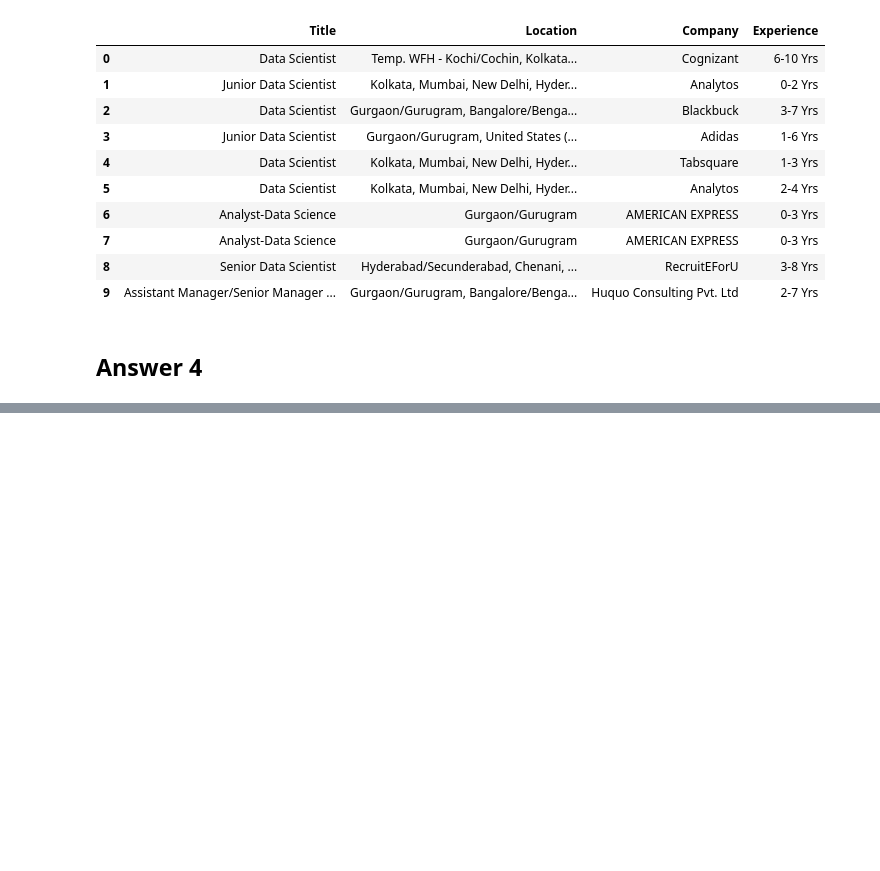
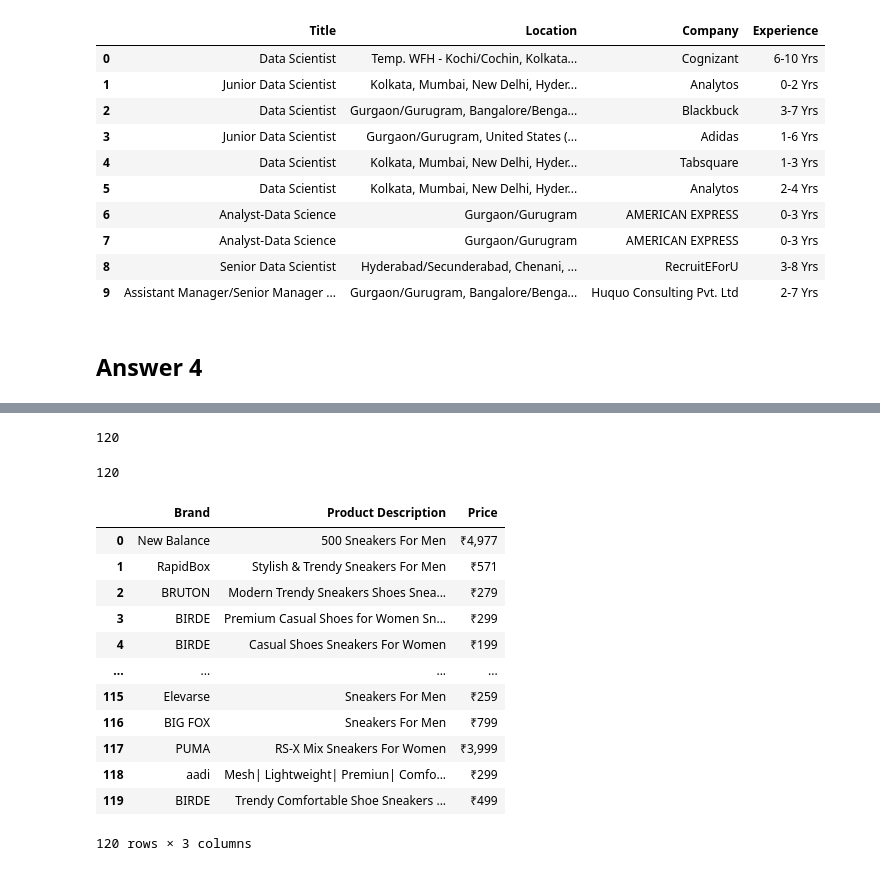
Before and after one commit to rzt1995/test, a Jupyter notebook: ASSIGNMENT__2.ipynb, the cells around one changed output, grey strips where cells are left out. Saved outputs shown, nothing was run; the diff lists cells and outputs as text; code cells hidden in the pictures; blank space fills up the shorter version.

```diff
--- a/ASSIGNMENT__2.ipynb
+++ b/ASSIGNMENT__2.ipynb
@@ -234,0 +331,2 @@ len(brand)
+# %%
+driver=webdriver.Chrome(r"chromedriver.exe")
@@ -234,0 +347,8 @@ len(brand)
+# %%
+brand=[]
+start=0
+end=3
+for page in range(start,end):
+    brand_tags=driver.find_elements(By.XPATH,'//div[@class="_2WkVRV"]')
+    for i in brand_tags:
+        brand.append(i.text)
@@ -234,0 +359,24 @@ len(brand)
+# %%
+product_description=[]
+start=0
+end=3
+for page in range(start,end):
+    description_tags=driver.find_elements(By.XPATH,'//a[@class="IRpwTa"]')
+    for i in description_tags:
+        product_description.append(i.text)
+# %%
+len(product_description)
+# %% [output]
+120
+# %%
+price=[]
+start=0
+end=3
+for page in range(start,end):
+    price_tags=driver.find_elements(By.XPATH,'//div[@class="_30jeq3"]')
+    for i in price_tags:
+        price.append(i.text)
+# %%
+len(price)
+# %% [output]
+120
@@ -234,0 +385,17 @@ len(brand)
+# %%
+df=pd.DataFrame({'Brand':brand,'Product Description':product_description,'Price':price})
+df
+# %% [output]
+|  | Brand | Product Description | Price |
+| 0 | New Balance | 500 Sneakers For Men | ₹4,977 |
+| 1 | RapidBox | Stylish & Trendy Sneakers For Men | ₹571 |
+| 2 | BRUTON | Modern Trendy Sneakers Shoes Snea... | ₹279 |
+| 3 | BIRDE | Premium Casual Shoes for Women Sn... | ₹299 |
+| 4 | BIRDE | Casual Shoes Sneakers For Women | ₹199 |
+| ... | ... | ... | ... |
+| 115 | Elevarse | Sneakers For Men | ₹259 |
+| 116 | BIG FOX | Sneakers For Men | ₹799 |
+| 117 | PUMA | RS-X Mix Sneakers For Women | ₹3,999 |
+| 118 | aadi | Mesh| Lightweight| Premiun| Comfo... | ₹299 |
+| 119 | BIRDE | Trendy Comfortable Shoe Sneakers ... | ₹499 |
+120 rows × 3 columns
```
Also changed, not shown: parts of 35 cells of this notebook.
